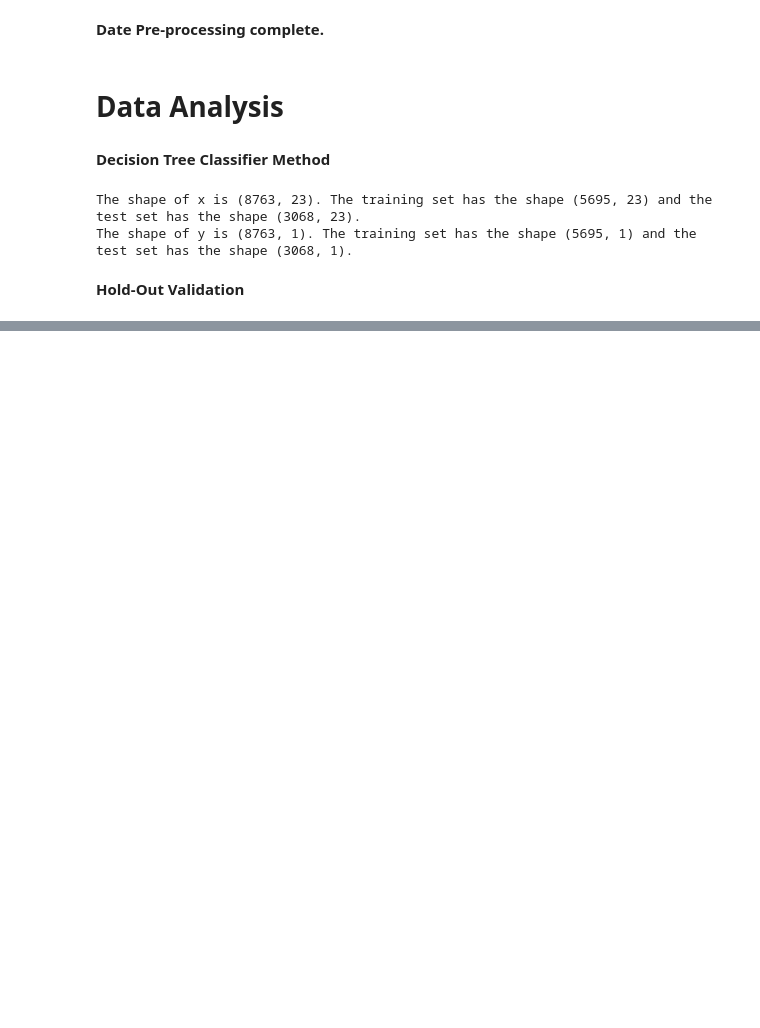
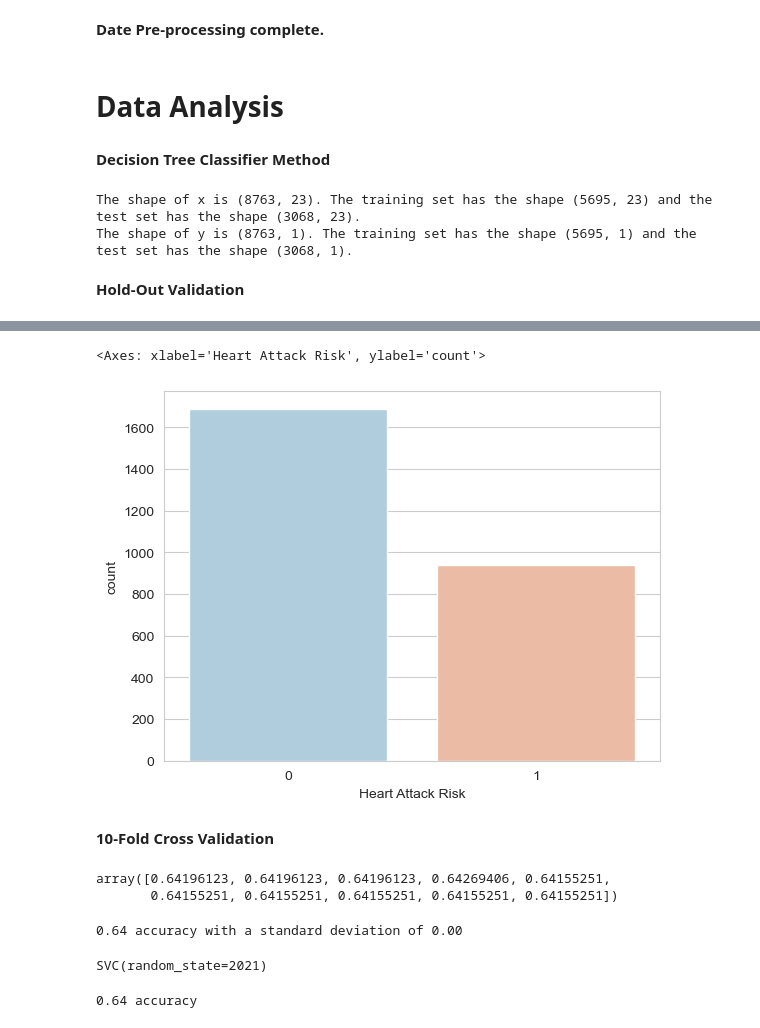
Before and after one commit to AN-DRE4/DadosAprendizagemAutomatica, a Jupyter notebook: HeartAttack.ipynb, the cells around one changed output, grey strips where cells are left out. Saved outputs shown, nothing was run; the diff lists cells and outputs as text; code cells hidden in the pictures; blank space fills up the shorter version.

```diff
--- a/HeartAttack.ipynb
+++ b/HeartAttack.ipynb
@@ -497,0 +567,28 @@ predictions = classifier.predict(x_test)
+# %%
+sns.countplot(x='Heart Attack Risk', data = pd.DataFrame(y_test,columns=['Heart Attack Risk']),palette='RdBu_r')
+# %% [output]
+<Axes: xlabel='Heart Attack Risk', ylabel='count'>
+[figure, added]
+# %% [markdown]
+**10-Fold Cross Validation**
+# %%
+cross_valid_modelo = SVC(random_state=2021)
+scores = cross_val_score(cross_valid_modelo,x, np.ravel(y),cv=10)
+scores
+# %% [output]
+array([0.64196123, 0.64196123, 0.64196123, 0.64269406, 0.64155251,
+       0.64155251, 0.64155251, 0.64155251, 0.64155251, 0.64155251])
+# %%
+print("%0.2f accuracy with a standard deviation of %0.2f" % (scores.mean(),scores.std()))
+# %% [output]
+0.64 accuracy with a standard deviation of 0.00
+# %%
+model = SVC(random_state=2021)
+model.fit(x_train,y_train)
+# %% [output]
+SVC(random_state=2021)
+# %%
+predictions = model.predict(x_test)
+print("%0.2f accuracy" % (accuracy_score(y_test,predictions)))
+# %% [output]
+0.64 accuracy
```
Also changed, not shown: parts of 28 cells of this notebook.
